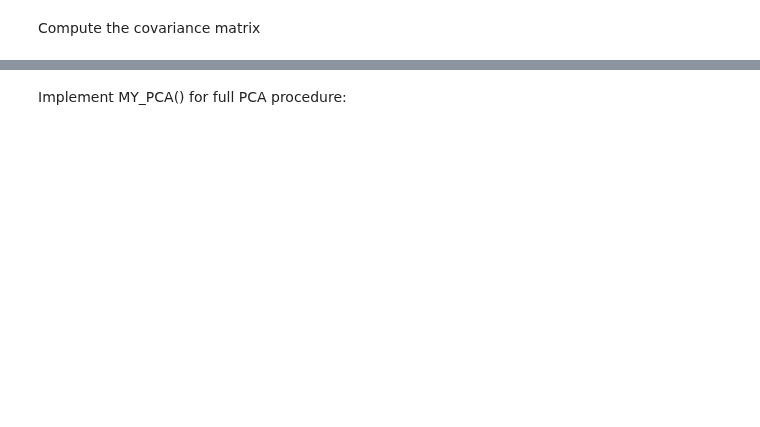
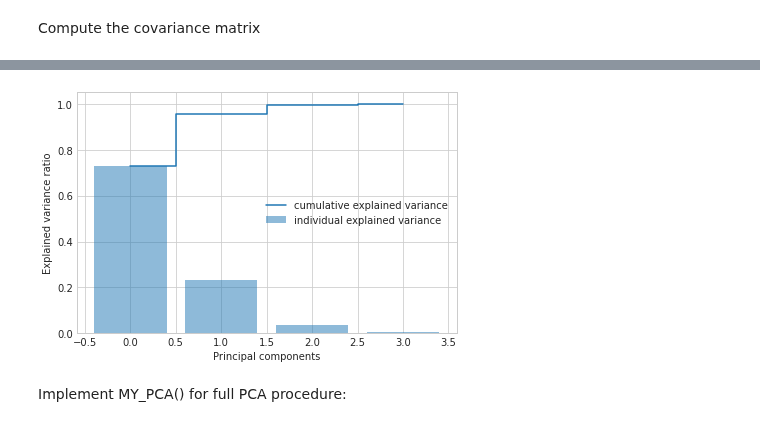
Before and after one commit to ivalencius/Machine_learning_INF264, a Jupyter notebook: Homework/7/Hw7_INF264_2021_template.ipynb, the cells around one changed output, grey strips where cells are left out. Drawn from its saved outputs; the diff is of its cells as text; code cells hidden in the pictures; blank space fills up the shorter version.

```diff
--- a/Homework/7/Hw7_INF264_2021_template.ipynb
+++ b/Homework/7/Hw7_INF264_2021_template.ipynb
@@ -148,14 +178,14 @@ print("Covariance matrix: \n%s" %comput_cov(X_std) )
 # %%
 def Sort_eigens(cov_mat):
-    eig_vals, eig_vecs = ...
+    eig_vals, eig_vecs = np.linalg.eig(cov_mat)
 
     print('Eigenvectors \n%s' %eig_vecs)
     print('\nEigenvalues \n%s' %eig_vals)
     # Make a list of (eigenvalue, eigenvector) tuples
-    eig_pairs = ...
+    eig_pairs = [(val, vec) for val, vec in zip(eig_vals, eig_vecs)]
 
-    # Sort the (eigenvalue, eigenvector) tuples from high to low
-    ...
+    # Sort the (eigenvalue, eigenvector) tuples from high to low -> based on eigenvalue
+    eig_pairs = sorted(eig_pairs, reverse=True)
     return eig_pairs
 # Visually confirm that the list is correctly sorted by decreasing eigenvalues
 eig_pairs = Sort_eigens(cov_mat)
@@ -165,21 +209,23 @@ for i in eig_pairs:
 # %%
 # TODO
 # compute the explained and cumulative explained variance
-
-var_exp = ...
-cum_var_exp = ...
+eig_sum = sum(val for val , _ in eig_pairs)
+var_exp = [(val/eig_sum) for val , _ in eig_pairs]
+cum_var_exp = np.cumsum(var_exp)
 
 with plt.style.context('seaborn-whitegrid'):
     plt.figure(figsize=(6, 4))
 
     plt.bar(range(4), var_exp, alpha=0.5, align='center',
             label='individual explained variance')
     plt.step(range(4), cum_var_exp, where='mid',
              label='cumulative explained variance')
     plt.ylabel('Explained variance ratio')
     plt.xlabel('Principal components')
     plt.legend(loc='best')
     plt.tight_layout()
+# %% [output]
+[figure, added]
 # %% [markdown]
 Implement MY_PCA() for full PCA procedure:
 # %%
```
Also changed, not shown: parts of 18 cells of this notebook.
